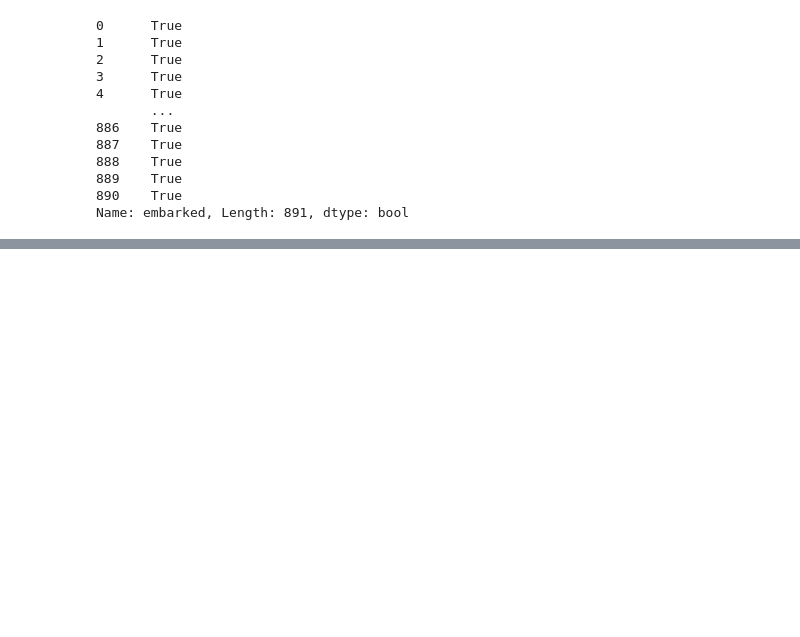
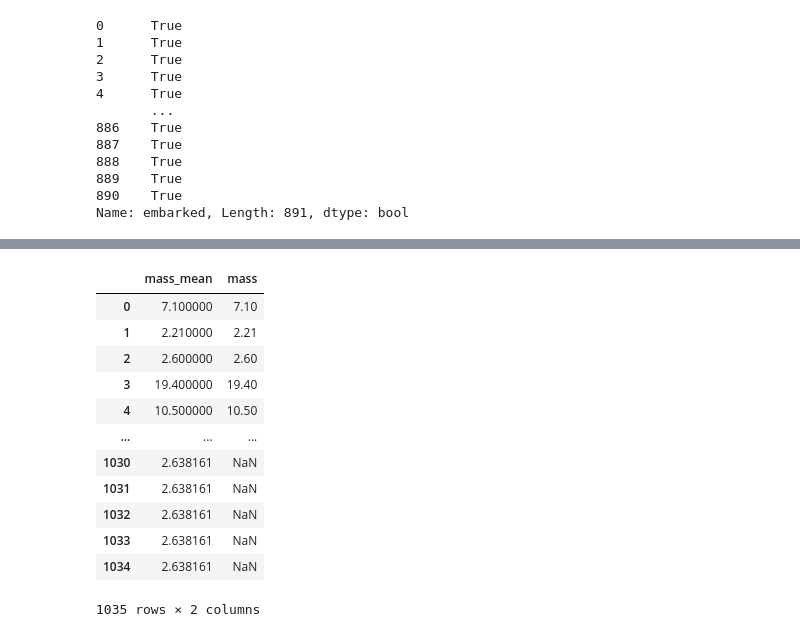
Before and after one commit to kedareswar12/Machine_Learning, a Jupyter notebook: src/machinelearning/Feature_engineering/missing_values_.ipynb, the cells around one changed output, grey strips where cells are left out. Saved outputs shown, nothing was run; the diff lists cells and outputs as text; code cells hidden in the pictures; blank space fills up the shorter version.

```diff
--- a/src/machinelearning/Feature_engineering/missing_values_.ipynb
+++ b/src/machinelearning/Feature_engineering/missing_values_.ipynb
@@ -177,0 +260,18 @@ Name: embarked, Length: 891, dtype: bool
+# %%
+df2['mass_mean']= df2['mass'].fillna(df2['mass'].mean())
+# %%
+df2[['mass_mean', 'mass']]
+# %% [output]
+|  | mass_mean | mass |
+| 0 | 7.100000 | 7.10 |
+| 1 | 2.210000 | 2.21 |
+| 2 | 2.600000 | 2.60 |
+| 3 | 19.400000 | 19.40 |
+| 4 | 10.500000 | 10.50 |
+| ... | ... | ... |
+| 1030 | 2.638161 | NaN |
+| 1031 | 2.638161 | NaN |
+| 1032 | 2.638161 | NaN |
+| 1033 | 2.638161 | NaN |
+| 1034 | 2.638161 | NaN |
+1035 rows × 2 columns
```
Also changed, not shown: parts of 15 cells of this notebook, 4 other files.
